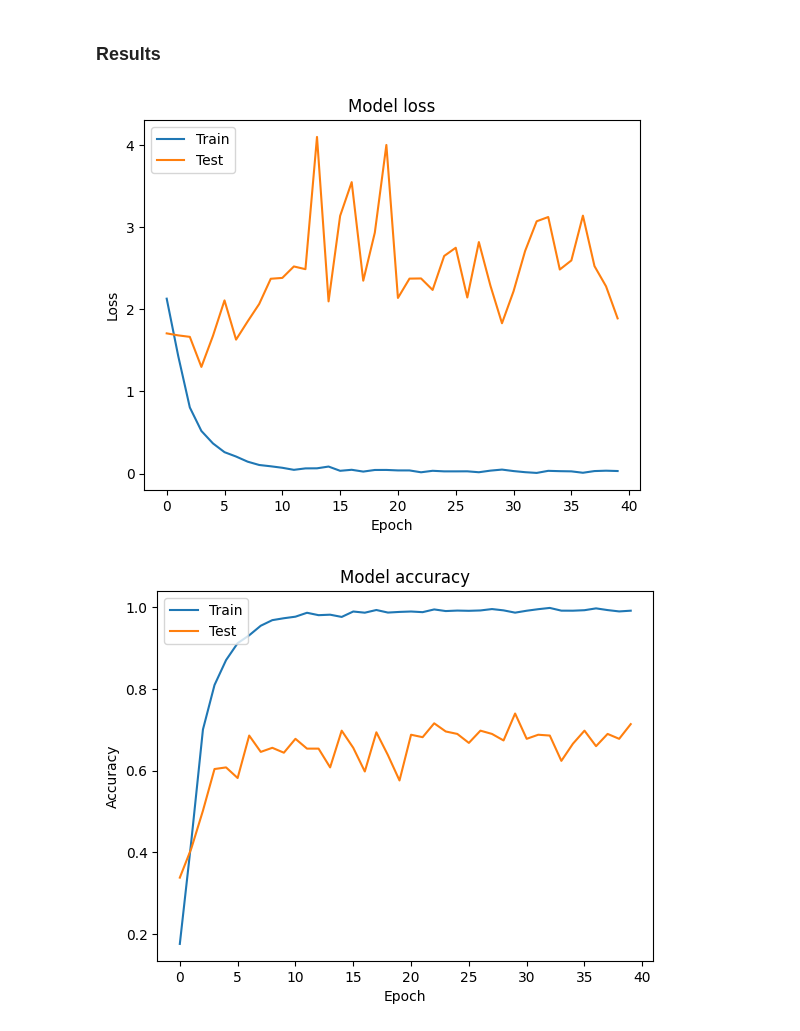
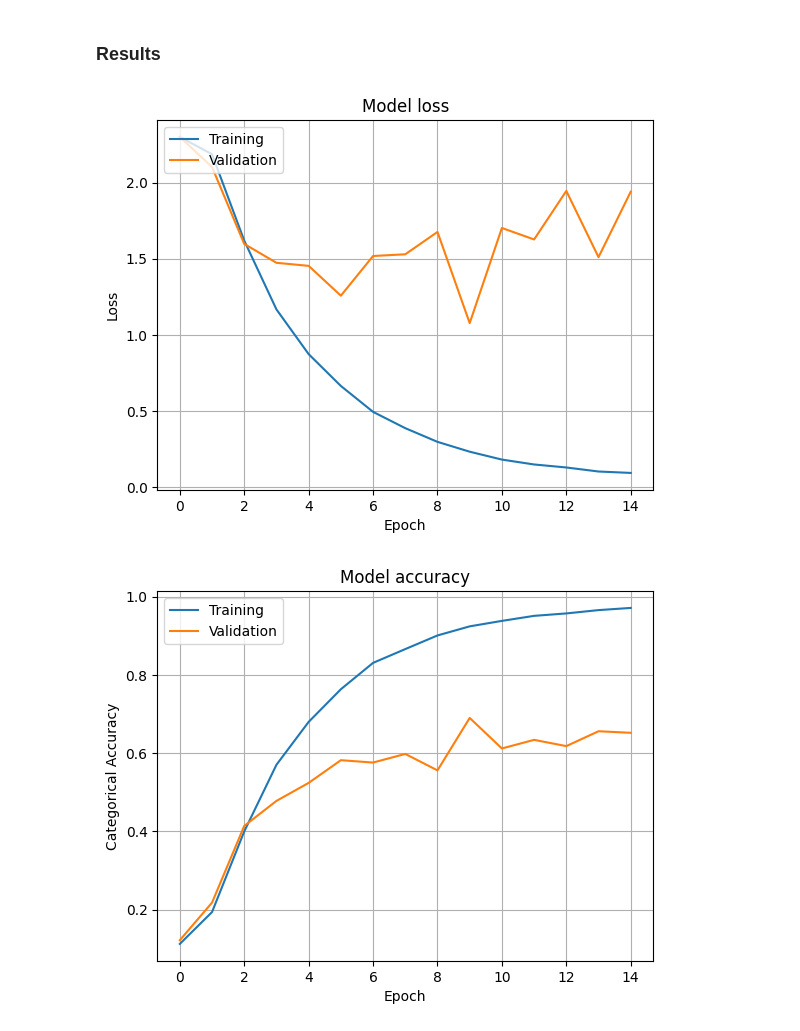
Before and after one commit to klima7/Cubes-Classifier, a Jupyter notebook: own_classifier.ipynb, the cells around one changed output. Drawn from its saved outputs; the diff is of its cells as text; code cells hidden in the pictures.

```diff
--- a/own_classifier.ipynb
+++ b/own_classifier.ipynb
@@ -186,13 +189,9 @@ Saving model to saved_models/own_last.dat
-# %%
-last_checkpoint_callback = nn.callbacks.ModelCheckpoint('saved_models/own_last.dat', verbose=True)
-best_checkpoint_callback = nn.callbacks.ModelCheckpoint('saved_models/own_best.dat', save_best_only=True, monitor='val_loss', mode='min', verbose=True)
-stopping_callback = nn.callbacks.EarlyStopping(monitor='val_loss', mode='min', patience=5, restore_best_weights=True)
-
-history = model.fit(
-    train_X,
-    train_y,
-    validation_data=(test_X, test_y),
-    learning_rate=0.001,
-    epochs=10,
-    callbacks=[last_checkpoint_callback, best_checkpoint_callback, stopping_callback],
-)
+# %%
+history = model.fit(
+    train_X,
+    train_y,
+    validation_data=(test_X, test_y),
+    learning_rate=0.001,
+    epochs=5,
+    callbacks=[last_checkpoint_callback, best_checkpoint_callback, stopping_callback],
+)
@@ -199,24 +206,26 @@ history = model.fit(
 # %% [markdown]
 ### Results
 # %%
-plt.plot(history.history['loss'])
-plt.plot(history.history['val_loss'])
+plt.plot(history['loss'])
+plt.plot(history['val_loss'])
 plt.title('Model loss')
 plt.ylabel('Loss')
 plt.xlabel('Epoch')
-plt.legend(['Train', 'Test'], loc='upper left')
+plt.legend(['Training', 'Validation'], loc='upper left')
+plt.grid()
 plt.show()
 
-plt.plot(history.history['categorical_accuracy'])
-plt.plot(history.history['val_categorical_accuracy'])
+plt.plot(history['categorical_accuracy'])
+plt.plot(history['val_categorical_accuracy'])
 plt.title('Model accuracy')
-plt.ylabel('Accuracy')
+plt.ylabel('Categorical Accuracy')
 plt.xlabel('Epoch')
-plt.legend(['Train', 'Test'], loc='upper left')
+plt.legend(['Training', 'Validation'], loc='upper left')
+plt.grid()
 plt.show()
 # %% [output]
-[figure, old version]
+[figure, new version]
-[figure, old version]
+[figure, new version]
 # %%
 predictions = model.predict(test_X)
 true_classes = np.argmax(test_y, axis=1)
```
Also changed, not shown: parts of 3 cells of this notebook.
